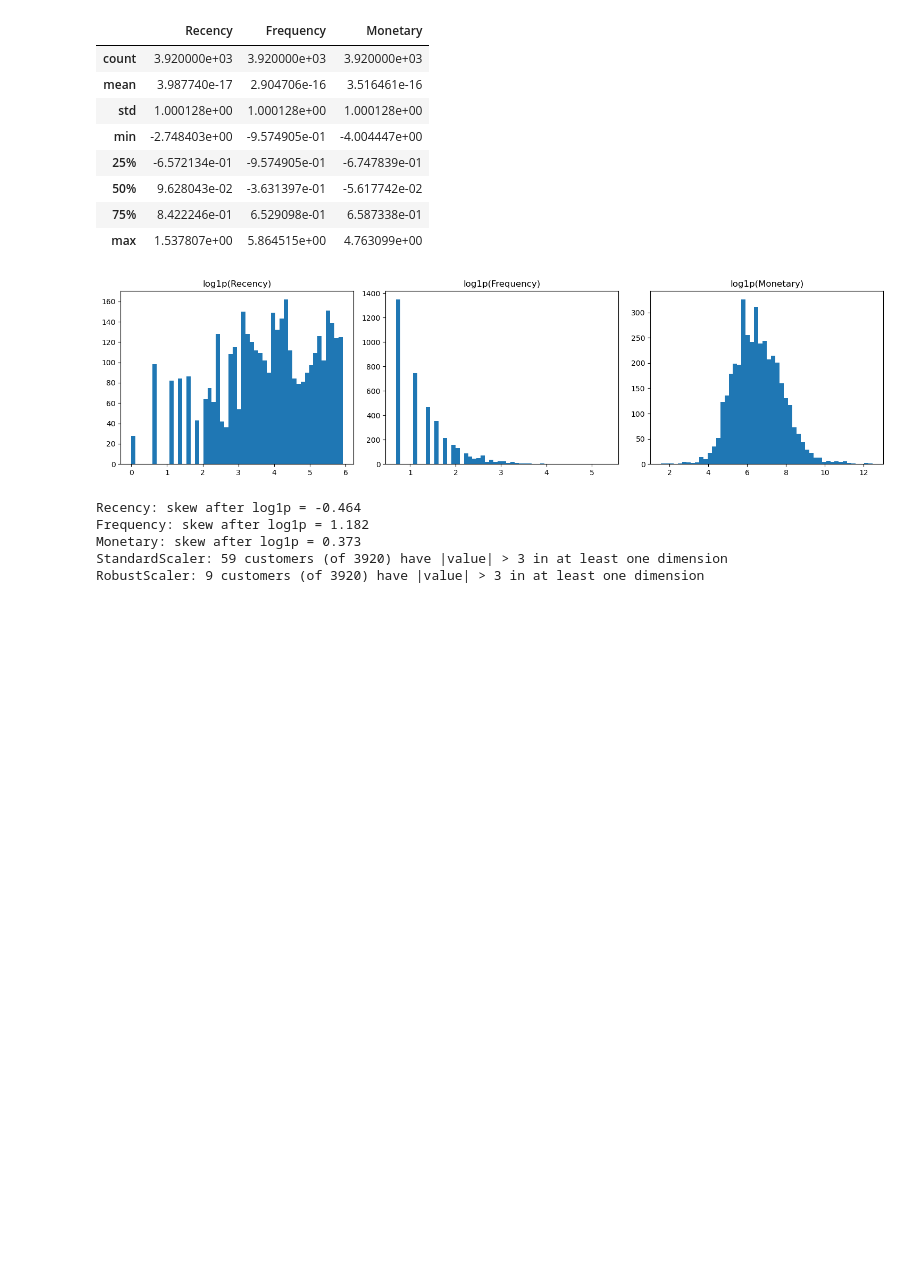
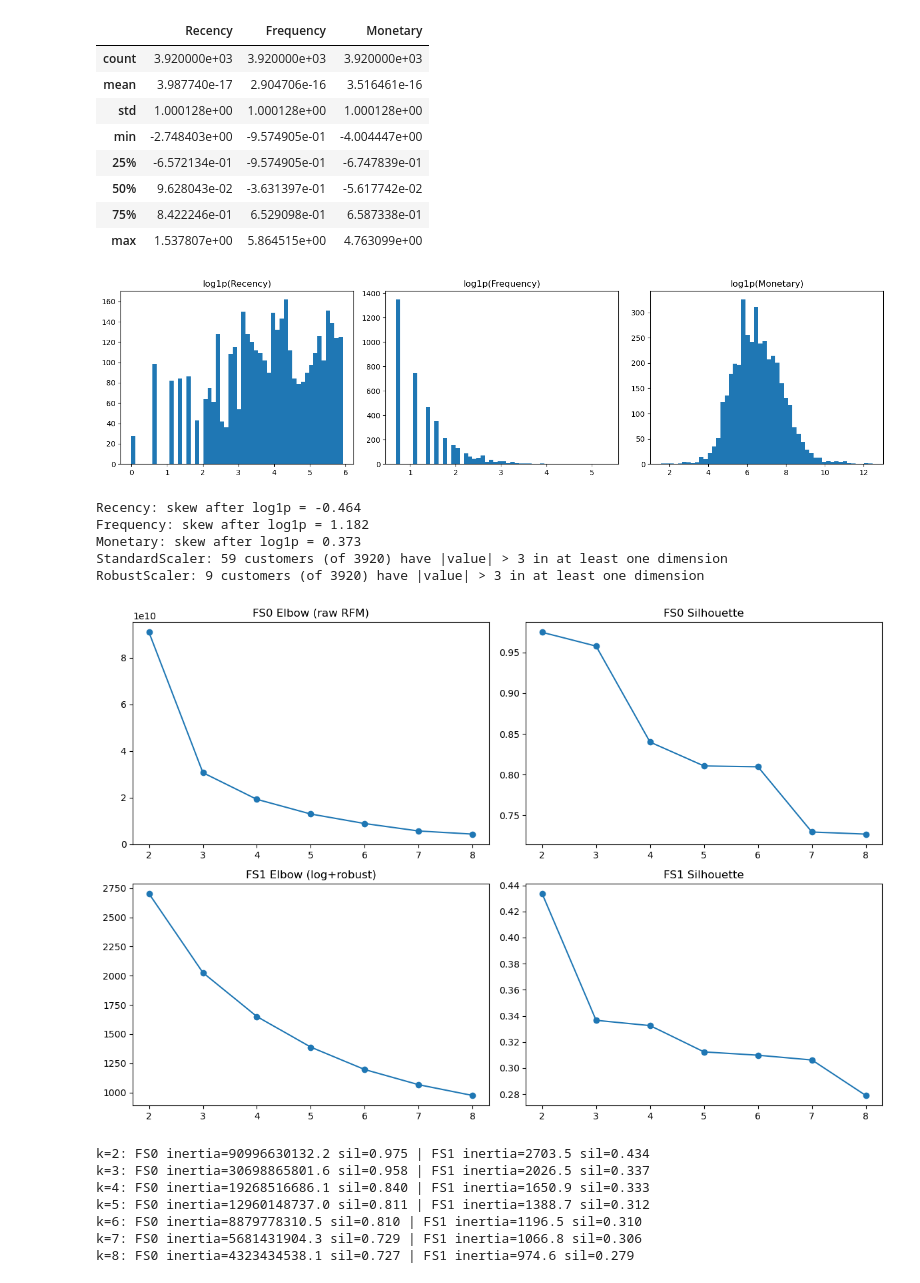
Before and after one commit to swagat017/Data-Mining-Project, a Jupyter notebook: notebooks/rfm_baseline.ipynb, the cells around one changed output. Drawn from its saved outputs; the diff is of its cells as text; code cells hidden in the pictures; blank space fills up the shorter version.

```diff
--- a/notebooks/rfm_baseline.ipynb
+++ b/notebooks/rfm_baseline.ipynb
@@ -108,3 +108,43 @@ RobustScaler: 9 customers (of 3920) have |value| > 3 in at least one dimension
 # %%
 FS0.to_csv("../data/processed/FS0_raw_rfm.csv", index=False)
 FS1_robust.to_csv("../data/processed/FS1_log_robust_rfm.csv", index=False)
+# %%
+from sklearn.cluster import KMeans
+from sklearn.metrics import silhouette_score
+
+def elbow_silhoutte_scan(X, k_range = range(2, 9)):
+    inertias = []
+    silhouettes = []
+    for k in k_range:
+        km = KMeans(n_clusters=k, random_state=42, n_init=10)
+        labels = km.fit_predict(X)
+        inertias.append(km.inertia_)
+        silhouettes.append(silhouette_score(X, labels))
+    return list(k_range), inertias, silhouettes
+
+k_range = range(2, 9)
+X0 = FS0[['Recency','Frequency','Monetary']].values
+X1 = FS1_robust[['Recency','Frequency','Monetary']].values
+
+ks, inertias0, sil0 = elbow_silhoutte_scan(X0, k_range)
+_, inertias1, sil1 = elbow_silhoutte_scan(X1, k_range)
+
+fig, axes = plt.subplots(2, 2, figsize=(12, 8))
+axes[0,0].plot(ks, inertias0, marker='o'); axes[0,0].set_title("FS0 Elbow (raw RFM)")
+axes[0,1].plot(ks, sil0, marker='o'); axes[0,1].set_title("FS0 Silhouette")
+axes[1,0].plot(ks, inertias1, marker='o'); axes[1,0].set_title("FS1 Elbow (log+robust)")
+axes[1,1].plot(ks, sil1, marker='o'); axes[1,1].set_title("FS1 Silhouette")
+plt.tight_layout()
+plt.show()
+
+for k, i0, s0, i1, s1 in zip(ks, inertias0, sil0, inertias1, sil1):
+    print(f"k={k}: FS0 inertia={i0:.1f} sil={s0:.3f} | FS1 inertia={i1:.1f} sil={s1:.3f}")
+# %% [output]
+[figure, added]
+k=2: FS0 inertia=90996630132.2 sil=0.975 | FS1 inertia=2703.5 sil=0.434
+k=3: FS0 inertia=30698865801.6 sil=0.958 | FS1 inertia=2026.5 sil=0.337
+k=4: FS0 inertia=19268516686.1 sil=0.840 | FS1 inertia=1650.9 sil=0.333
+k=5: FS0 inertia=12960148737.0 sil=0.811 | FS1 inertia=1388.7 sil=0.312
+k=6: FS0 inertia=8879778310.5 sil=0.810 | FS1 inertia=1196.5 sil=0.310
+k=7: FS0 inertia=5681431904.3 sil=0.729 | FS1 inertia=1066.8 sil=0.306
+k=8: FS0 inertia=4323434538.1 sil=0.727 | FS1 inertia=974.6 sil=0.279
```
Also changed, not shown: parts of 4 cells of this notebook.
